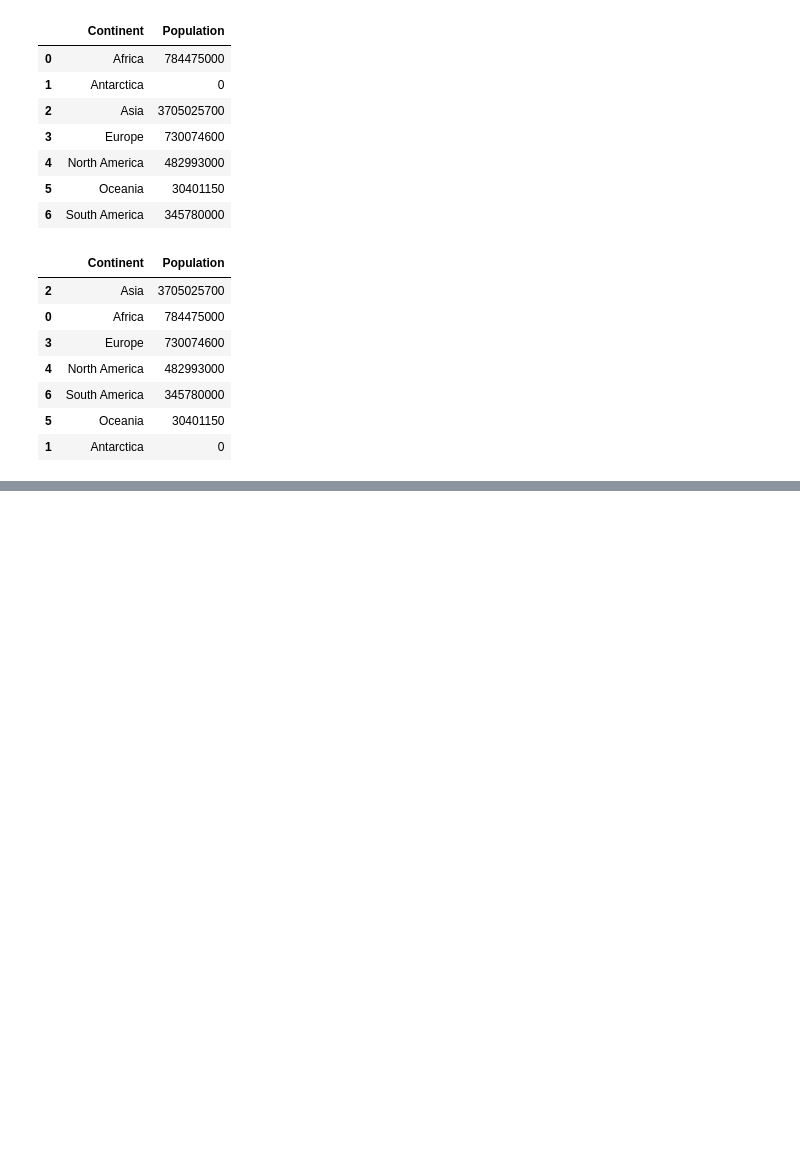
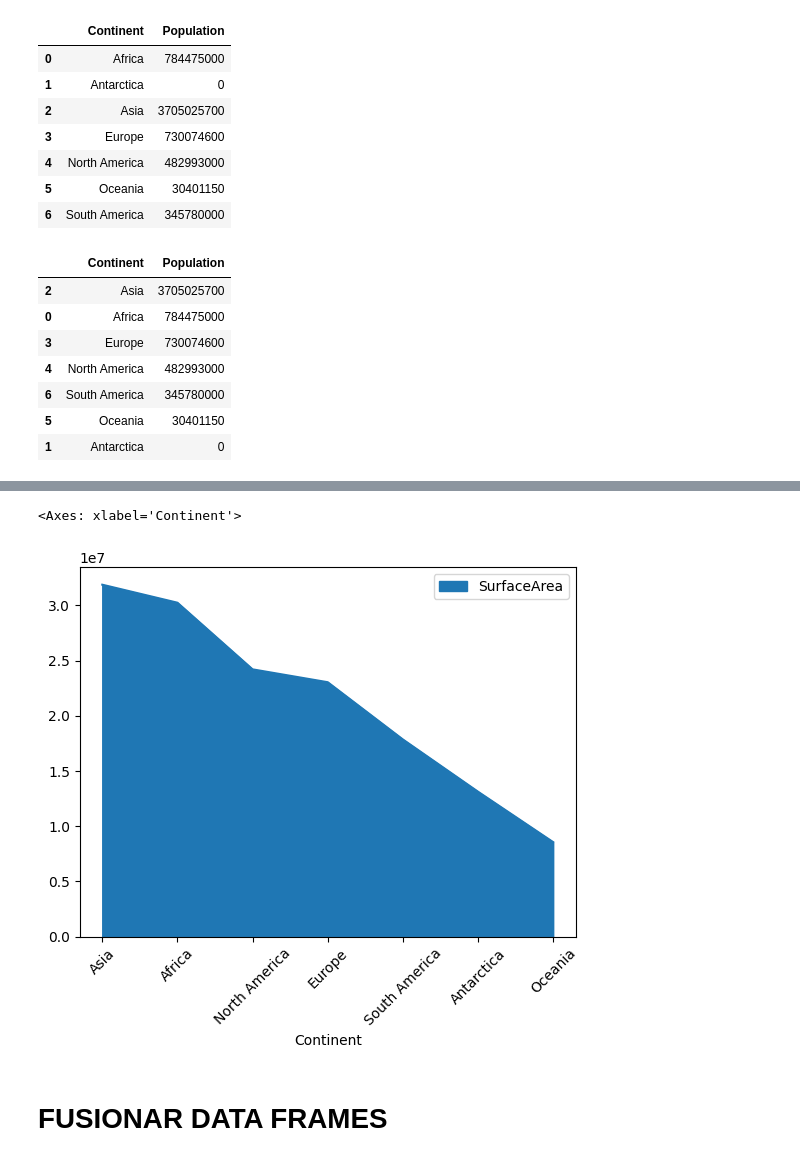
Before and after one commit to MiguelAngel3378/CURSO_ANALISIS_BD2, a Jupyter notebook: m4_pandas/operaciones/world_join.ipynb, the cells around one changed output, grey strips where cells are left out. Saved outputs shown, nothing was run; the diff lists cells and outputs as text; code cells hidden in the pictures; blank space fills up the shorter version.

```diff
--- a/m4_pandas/operaciones/world_join.ipynb
+++ b/m4_pandas/operaciones/world_join.ipynb
@@ -127,3 +127,9 @@ df_population_by_continent.sort_values('Population', ascending=False)
 | 6 | South America | 345780000 |
 | 5 | Oceania | 30401150 |
 | 1 | Antarctica | 0 |
+# %%
+area_by_continent = df_country.groupby('Continent')['SurfaceArea'].sum()
+df_area_by_continent = pd.DataFrame(area_by_continent)
+df_area_by_continent.reset_index(inplace=True) # resetear índice para sacar Continent del índice
+df_area_by_continent.sort_values('SurfaceArea', ascending=False, inplace=True)
+df_area_by_continent
@@ -129,0 +145,7 @@ df_population_by_continent.sort_values('Population', ascending=False)
+# %%
+df_area_by_continent.plot(kind='area', x='Continent', y='SurfaceArea', rot=45)
+# %% [output]
+<Axes: xlabel='Continent'>
+[figure, added]
+# %% [markdown]
+# FUSIONAR DATA FRAMES
```
Also changed, not shown: parts of 5 cells of this notebook, 1 other file.
